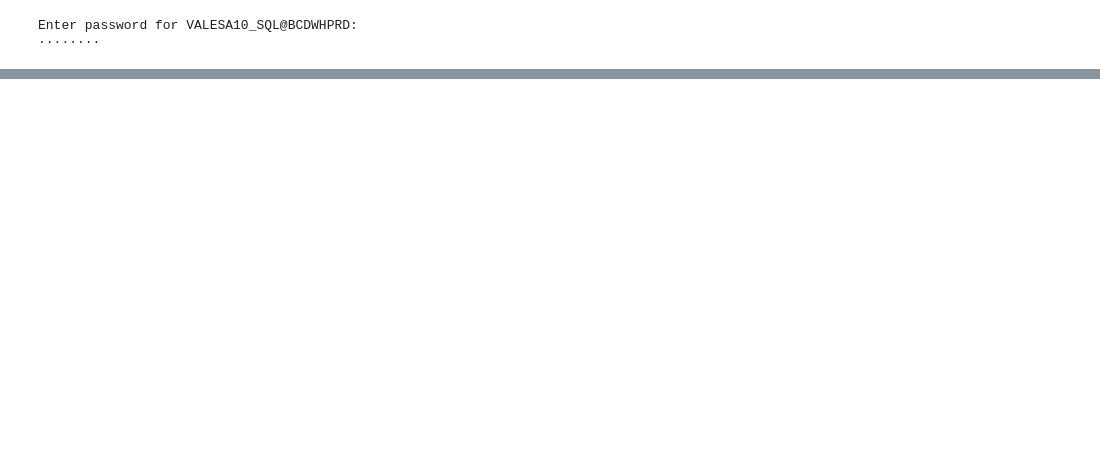
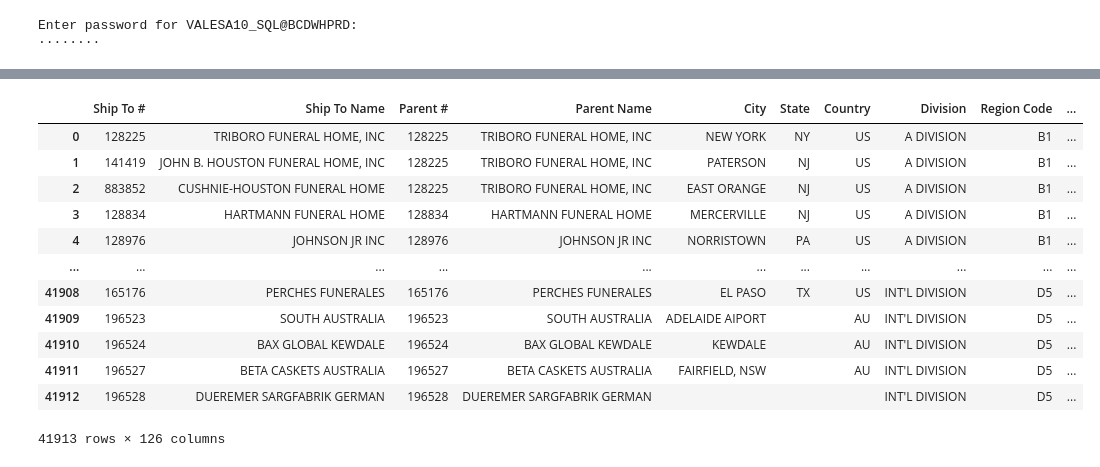
Before and after one commit to ssv-gh/community-navigator, a Jupyter notebook: py/notebooks/live-lat-long-from-dwh.ipynb, the cells around one changed output, grey strips where cells are left out. Drawn from its saved outputs; the diff is of its cells as text; code cells hidden in the pictures; blank space fills up the shorter version.

```diff
--- a/py/notebooks/live-lat-long-from-dwh.ipynb
+++ b/py/notebooks/live-lat-long-from-dwh.ipynb
@@ -10,6 +10,8 @@ from sqlalchemy import create_engine, text
 
 pd.set_option('display.max_columns', 500)
 pd.set_option('display.max_rows', 500)
+# %%
+scm = pd.read_excel('../../../../data/2024-09-01 Standard Coverage Model.xlsx', sheet_name= 'CVG Model');
 # %%
 def getODBconn(user, hostname, db, pw = None):
     if pw == None:
@@ -53,0 +56,16 @@ sql_df[sql_df['latitude'] != 0]
+# %%
+scm
+# %% [output]
+|  | Ship To # | Ship To Name | Parent # | Parent Name | City | State | Country | Division | Region Code | ... |
+| 0 | 128225 | TRIBORO FUNERAL HOME, INC | 128225 | TRIBORO FUNERAL HOME, INC | NEW YORK | NY | US | A DIVISION | B1 | ... |
+| 1 | 141419 | JOHN B. HOUSTON FUNERAL HOME, INC | 128225 | TRIBORO FUNERAL HOME, INC | PATERSON | NJ | US | A DIVISION | B1 | ... |
+| 2 | 883852 | CUSHNIE-HOUSTON FUNERAL HOME | 128225 | TRIBORO FUNERAL HOME, INC | EAST ORANGE | NJ | US | A DIVISION | B1 | ... |
+| 3 | 128834 | HARTMANN FUNERAL HOME | 128834 | HARTMANN FUNERAL HOME | MERCERVILLE | NJ | US | A DIVISION | B1 | ... |
+| 4 | 128976 | JOHNSON JR INC | 128976 | JOHNSON JR INC | NORRISTOWN | PA | US | A DIVISION | B1 | ... |
+| ... | ... | ... | ... | ... | ... | ... | ... | ... | ... | ... |
+| 41908 | 165176 | PERCHES FUNERALES | 165176 | PERCHES FUNERALES | EL PASO | TX | US | INT'L DIVISION | D5 | ... |
+| 41909 | 196523 | SOUTH AUSTRALIA | 196523 | SOUTH AUSTRALIA | ADELAIDE AIPORT |  | AU | INT'L DIVISION | D5 | ... |
+| 41910 | 196524 | BAX GLOBAL KEWDALE | 196524 | BAX GLOBAL KEWDALE | KEWDALE |  | AU | INT'L DIVISION | D5 | ... |
+| 41911 | 196527 | BETA CASKETS AUSTRALIA | 196527 | BETA CASKETS AUSTRALIA | FAIRFIELD, NSW |  | AU | INT'L DIVISION | D5 | ... |
+| 41912 | 196528 | DUEREMER SARGFABRIK GERMAN | 196528 | DUEREMER SARGFABRIK GERMAN |  |  |  | INT'L DIVISION | D5 | ... |
+41913 rows × 126 columns
```
Also changed, not shown: parts of 5 cells of this notebook, 1 other file.
